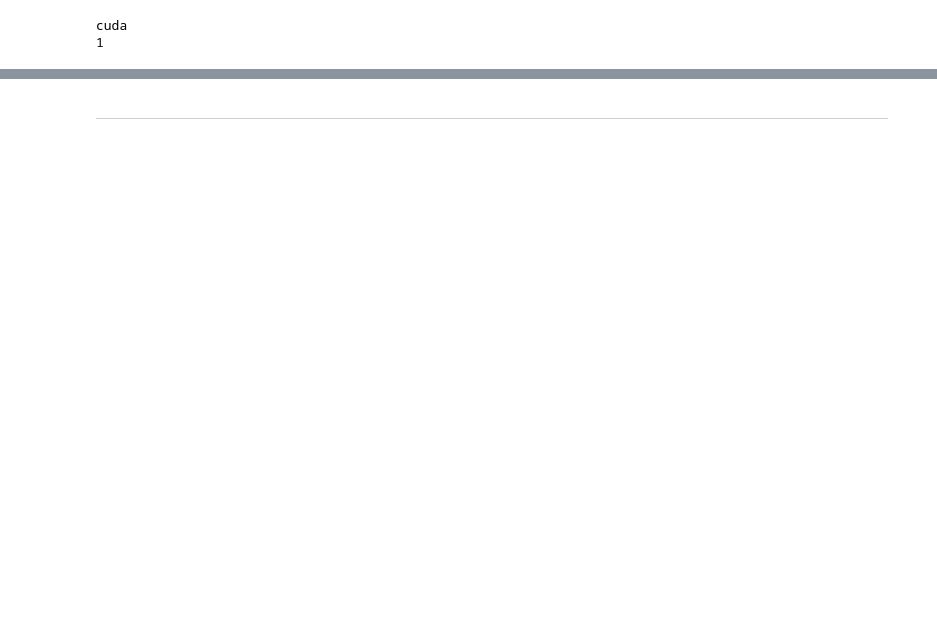
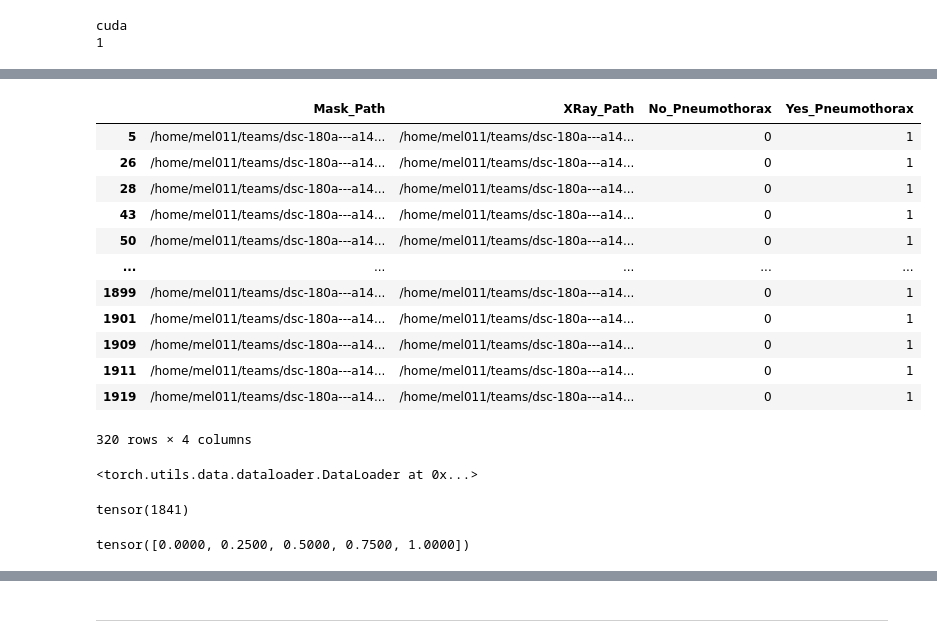
Before and after one commit to Angela-Wang111/DSC-180B-Project, a Jupyter notebook: ensemble_model_1.ipynb, the cells around one changed output, grey strips where cells are left out. Drawn from its saved outputs; the diff is of its cells as text; code cells hidden in the pictures; blank space fills up the shorter version.

```diff
--- a/ensemble_model_1.ipynb
+++ b/ensemble_model_1.ipynb
@@ -145 +185,29 @@ test_loader = DataLoader(test_ds, batch_size = BATCH_SIZE, num_workers = NUM_WOR
+# %%
+test_df[test_df['Yes_Pneumothorax'] == 1].lo
+# %% [output]
+|  | Mask_Path | XRay_Path | No_Pneumothorax | Yes_Pneumothorax |
+| 5 | /home/mel011/teams/dsc-180a---a14... | /home/mel011/teams/dsc-180a---a14... | 0 | 1 |
+| 26 | /home/mel011/teams/dsc-180a---a14... | /home/mel011/teams/dsc-180a---a14... | 0 | 1 |
+| 28 | /home/mel011/teams/dsc-180a---a14... | /home/mel011/teams/dsc-180a---a14... | 0 | 1 |
+| 43 | /home/mel011/teams/dsc-180a---a14... | /home/mel011/teams/dsc-180a---a14... | 0 | 1 |
+| 50 | /home/mel011/teams/dsc-180a---a14... | /home/mel011/teams/dsc-180a---a14... | 0 | 1 |
+| ... | ... | ... | ... | ... |
+| 1899 | /home/mel011/teams/dsc-180a---a14... | /home/mel011/teams/dsc-180a---a14... | 0 | 1 |
+| 1901 | /home/mel011/teams/dsc-180a---a14... | /home/mel011/teams/dsc-180a---a14... | 0 | 1 |
+| 1909 | /home/mel011/teams/dsc-180a---a14... | /home/mel011/teams/dsc-180a---a14... | 0 | 1 |
+| 1911 | /home/mel011/teams/dsc-180a---a14... | /home/mel011/teams/dsc-180a---a14... | 0 | 1 |
+| 1919 | /home/mel011/teams/dsc-180a---a14... | /home/mel011/teams/dsc-180a---a14... | 0 | 1 |
+320 rows × 4 columns
+# %%
+loaders_seg[1]
+# %% [output]
+<torch.utils.data.dataloader.DataLoader at 0x...>
+# %%
+(sample_1[1][0] != sample_2[1][0])[0].sum()
+# %% [output]
+tensor(1841)
+# %%
+sample_2[1][0].unique()
+# %% [output]
+tensor([0.0000, 0.2500, 0.5000, 0.7500, 1.0000])
 # %%
```
Also changed, not shown: parts of 32 cells of this notebook.
